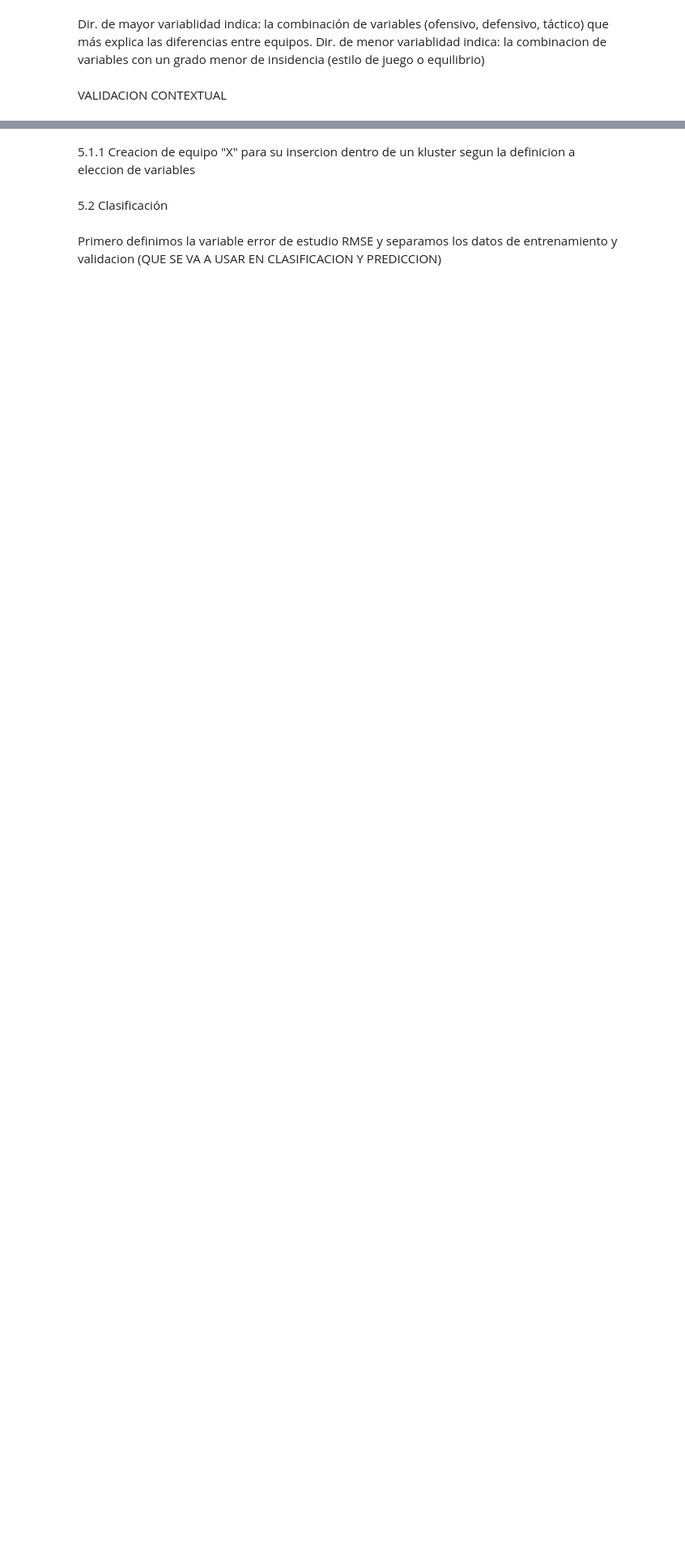
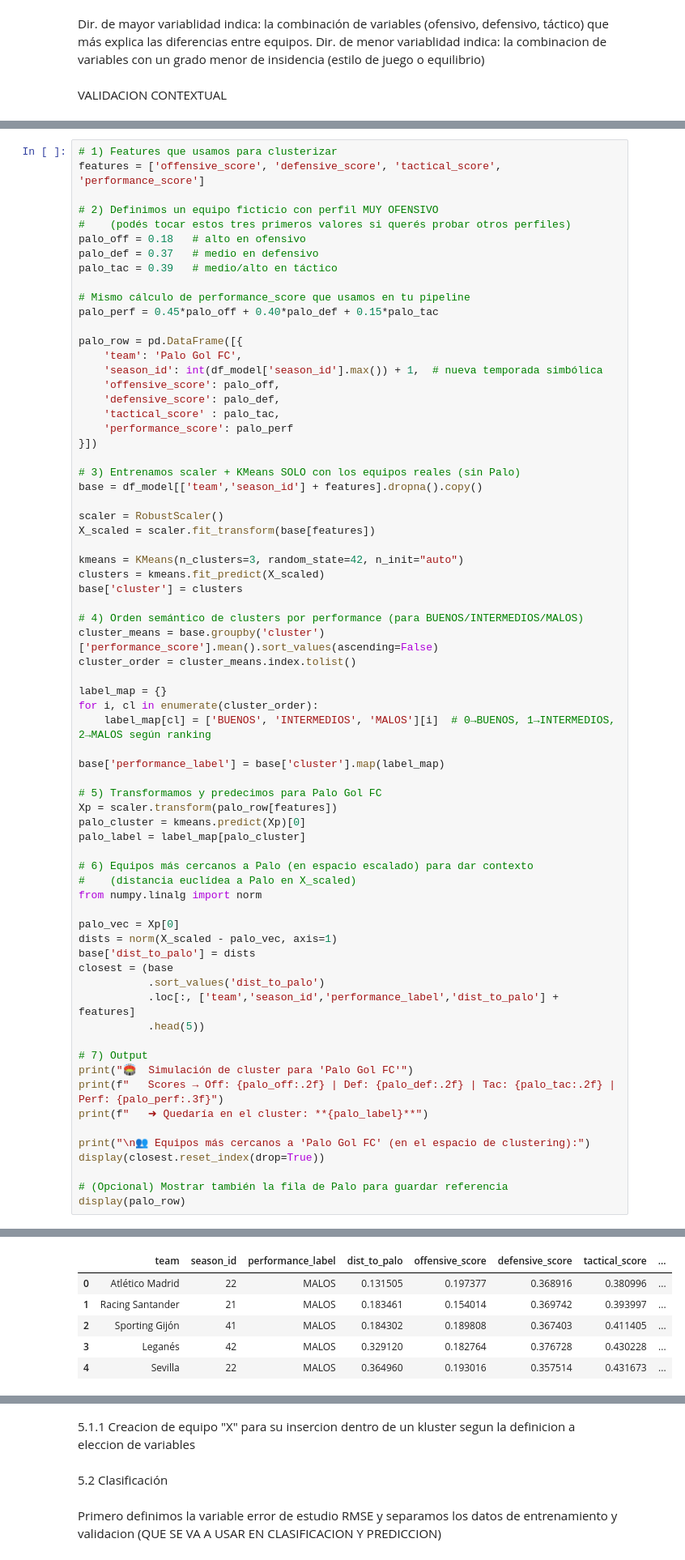
Before and after one commit to VainstubTomas/Aprendizaje_Automatico_Grandes_Datos, a Jupyter notebook: main.ipynb, the cells around one changed output, grey strips where cells are left out. Shown at 81% size. Drawn from its saved outputs; the diff is of its cells as text; blank space fills up the shorter version.

```diff
--- a/main.ipynb
+++ b/main.ipynb
@@ -1162,0 +1165,70 @@ display(df_context[cols_show].sort_values('performance_label'))
+# %%
+# 1) Features que usamos para clusterizar
+features = ['offensive_score', 'defensive_score', 'tactical_score', 'performance_score']
+
+# 2) Definimos un equipo ficticio con perfil MUY OFENSIVO
+#    (podés tocar estos tres primeros valores si querés probar otros perfiles)
+palo_off = 0.18   # alto en ofensivo
+palo_def = 0.37   # medio en defensivo
+palo_tac = 0.39   # medio/alto en táctico
+
+# Mismo cálculo de performance_score que usamos en tu pipeline
+palo_perf = 0.45*palo_off + 0.40*palo_def + 0.15*palo_tac
+
+palo_row = pd.DataFrame([{
+    'team': 'Palo Gol FC',
+    'season_id': int(df_model['season_id'].max()) + 1,  # nueva temporada simbólica
+    'offensive_score': palo_off,
+    'defensive_score': palo_def,
+    'tactical_score' : palo_tac,
+    'performance_score': palo_perf
+}])
+
+# 3) Entrenamos scaler + KMeans SOLO con los equipos reales (sin Palo)
+base = df_model[['team','season_id'] + features].dropna().copy()
+
+scaler = RobustScaler()
+X_scaled = scaler.fit_transform(base[features])
+
+kmeans = KMeans(n_clusters=3, random_state=42, n_init="auto")
+clusters = kmeans.fit_predict(X_scaled)
+base['cluster'] = clusters
+
+# 4) Orden semántico de clusters por performance (para BUENOS/INTERMEDIOS/MALOS)
+cluster_means = base.groupby('cluster')['performance_score'].mean().sort_values(ascending=False)
+cluster_order = cluster_means.index.tolist()
+
+label_map = {}
+for i, cl in enumerate(cluster_order):
+    label_map[cl] = ['BUENOS', 'INTERMEDIOS', 'MALOS'][i]  # 0→BUENOS, 1→INTERMEDIOS, 2→MALOS según ranking
+
+base['performance_label'] = base['cluster'].map(label_map)
+
+# 5) Transformamos y predecimos para Palo Gol FC
+Xp = scaler.transform(palo_row[features])
+palo_cluster = kmeans.predict(Xp)[0]
+palo_label = label_map[palo_cluster]
+
+# 6) Equipos más cercanos a Palo (en espacio escalado) para dar contexto
+#    (distancia euclídea a Palo en X_scaled)
+from numpy.linalg import norm
+
+palo_vec = Xp[0]
+dists = norm(X_scaled - palo_vec, axis=1)
+base['dist_to_palo'] = dists
+closest = (base
+           .sort_values('dist_to_palo')
+           .loc[:, ['team','season_id','performance_label','dist_to_palo'] + features]
+           .head(5))
+
+# 7) Output
+print("🏟️  Simulación de cluster para 'Palo Gol FC'")
+print(f"   Scores → Off: {palo_off:.2f} | Def: {palo_def:.2f} | Tac: {palo_tac:.2f} | Perf: {palo_perf:.3f}")
+print(f"   ➜ Quedaría en el cluster: **{palo_label}**")
+
+print("\n👥 Equipos más cercanos a 'Palo Gol FC' (en el espacio de clustering):")
+display(closest.reset_index(drop=True))
+
+# (Opcional) Mostrar también la fila de Palo para guardar referencia
+display(palo_row)
+# %% [output]
@@ -1162,0 +1240,6 @@ display(df_context[cols_show].sort_values('performance_label'))
+|  | team | season_id | performance_label | dist_to_palo | offensive_score | defensive_score | tactical_score | ... |
+| 0 | Atlético Madrid | 22 | MALOS | 0.131505 | 0.197377 | 0.368916 | 0.380996 | ... |
+| 1 | Racing Santander | 21 | MALOS | 0.183461 | 0.154014 | 0.369742 | 0.393997 | ... |
+| 2 | Sporting Gijón | 41 | MALOS | 0.184302 | 0.189808 | 0.367403 | 0.411405 | ... |
+| 3 | Leganés | 42 | MALOS | 0.329120 | 0.182764 | 0.376728 | 0.430228 | ... |
+| 4 | Sevilla | 22 | MALOS | 0.364960 | 0.193016 | 0.357514 | 0.431673 | ... |
```
Also changed, not shown: parts of 4 cells of this notebook.
